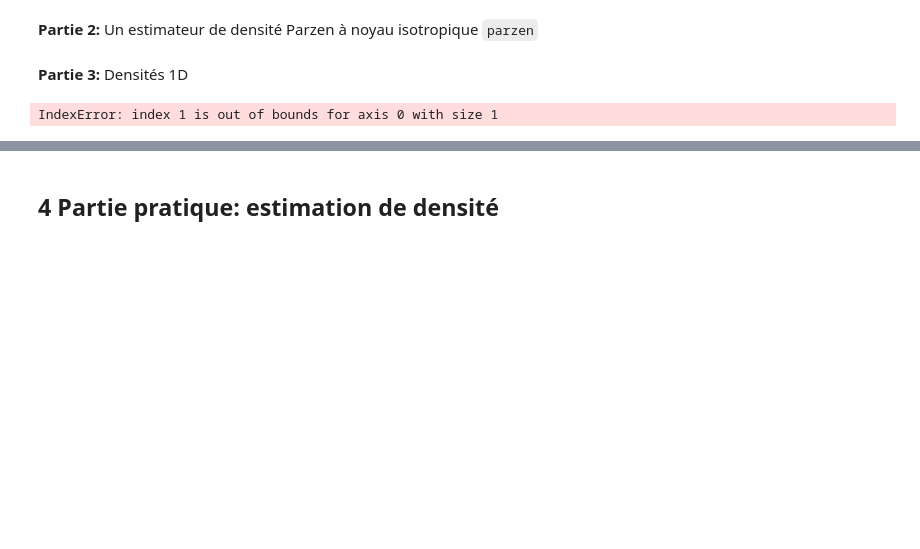
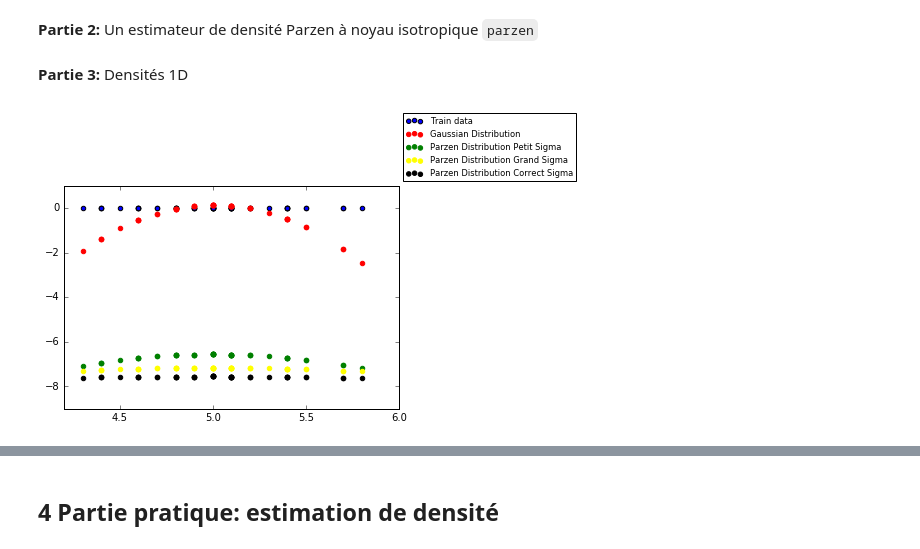
Before and after one commit to mabounassif/IFT6390, a Jupyter notebook: devoirs/d1/d1.ipynb, the cells around one changed output, grey strips where cells are left out. Drawn from its saved outputs; the diff is of its cells as text; code cells hidden in the pictures; blank space fills up the shorter version.

```diff
--- a/devoirs/d1/d1.ipynb
+++ b/devoirs/d1/d1.ipynb
@@ -76,31 +76,53 @@ class parzen:
         self.sigma = sigma
         self.n_dims = n_dims
 
-        self.c = 1/((2*np.pi)**(self.n_dims/2))*(sigma**self.n_dims)
+        self.c = 1/(((2*np.pi)**(self.n_dims/2))*(sigma**self.n_dims))
 
     def train(self, train_data):
         self.train_data = train_data
 
     def compute_predictions(self, test_data):
-        log_probs = np.ones((1,test_data.shape[0]))
+        log_probs = np.ones(test_data.shape[0])
+
         for (i,ex) in enumerate(test_data):
             log_probs[i] = np.log(np.sum(self.c*np.exp((-0.5*np.sum((self.train_data - ex)**2, axis=0))/(self.sigma**2)))/self.train_data.shape[0])
 
         return log_probs
 # %% [markdown]
 **Partie 3:** Densités 1D
-# %%
-iris = np.loadtxt('iris.txt')
-train_cols = [0]
-
-iris_train1=iris[0:50,train_cols]
-
-parzen_model = parzen(1, 0.1)
-
-parzen_model.train(iris_train1)
-log_probs = parzen_model.compute_predictions(iris)
-
-plt.scatter(iris_train1)
-plt.show()
-# %% [output]
-IndexError: index 1 is out of bounds for axis 0 with size 1
+# %%
+iris = np.loadtxt('iris.txt')
+train_cols = [0]
+
+iris_train1=iris[0:50,train_cols]
+
+gauss_model = gauss(1)
+petit_parzen_model = parzen(1, 5)
+grand_parzen_model = parzen(1, 10)
+correct_parzen_model = parzen(1, 15)
+
+gauss_model.train(iris_train1)
+petit_parzen_model.train(iris_train1)
+grand_parzen_model.train(iris_train1)
+correct_parzen_model.train(iris_train1)
+
+gauss_log_preds = gauss_model.compute_predictions(iris_train1)
+petit_parzen_log_preds = petit_parzen_model.compute_predictions(iris_train1)
+grand_parzen_log_preds = grand_parzen_model.compute_predictions(iris_train1)
+correct_parzen_log_preds = correct_parzen_model.compute_predictions(iris_train1)
+
+fontP = FontProperties()
+fontP.set_size('small')
+
+plt.scatter(iris_train1, np.zeros(iris_train1.shape[0]), label='Train data')
+
+plt.scatter(iris_train1, gauss_log_preds, color='red', label='Gaussian Distribution')
+plt.scatter(iris_train1, petit_parzen_log_preds, color='green', label='Parzen Distribution Petit Sigma')
+plt.scatter(iris_train1, grand_parzen_log_preds, color='yellow', label='Parzen Distribution Grand Sigma')
+plt.scatter(iris_train1, correct_parzen_log_preds, color='black', label='Parzen Distribution Correct Sigma')
+
+plt.legend(loc='lower left', bbox_to_anchor=(1,1), prop = fontP)
+
+plt.show()
+# %% [output]
+[figure, added]
```
Also changed, not shown: parts of 5 cells of this notebook, 1 other file.
